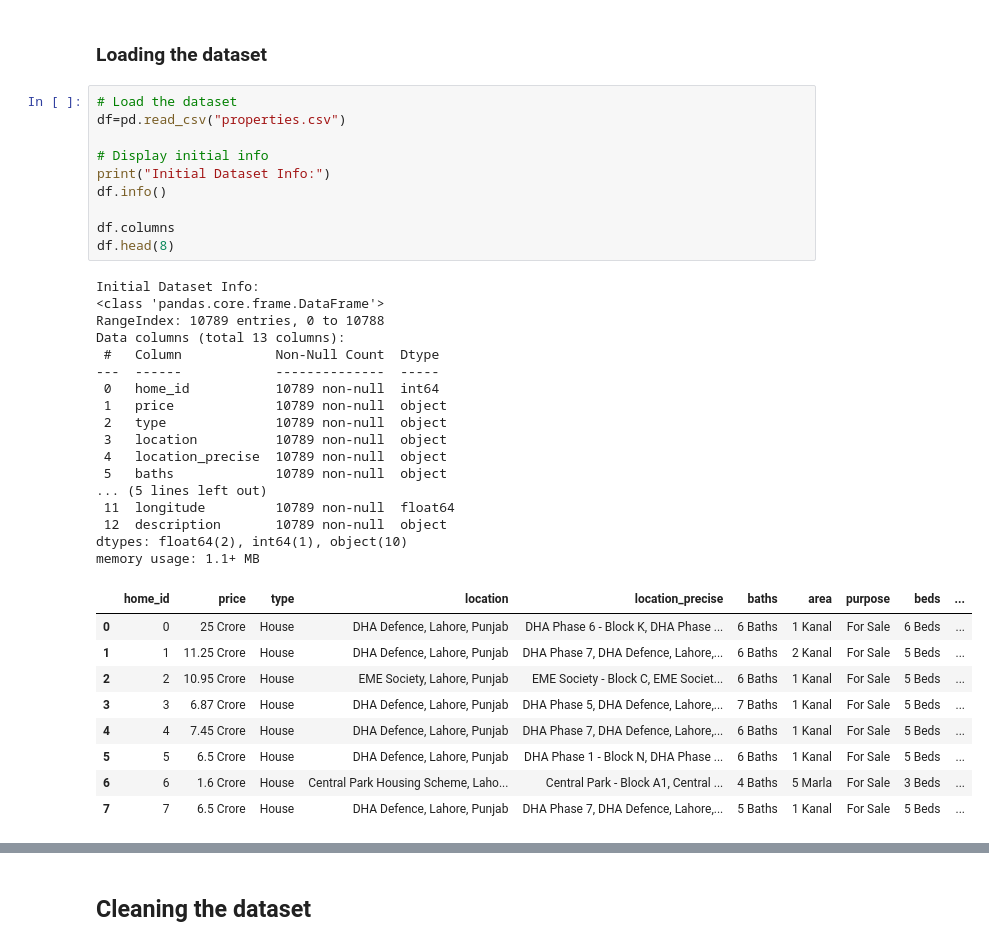
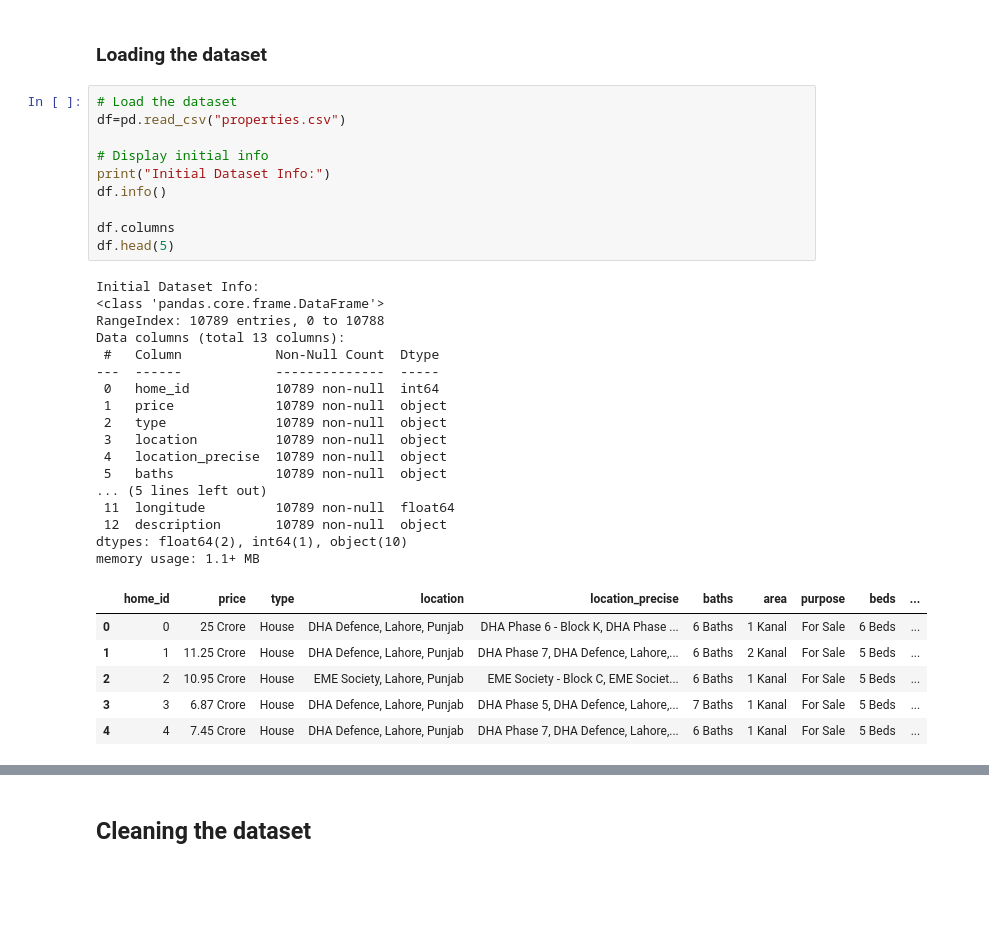
Before and after one commit to potatobox1/Data_Science_Project, a Jupyter notebook: analysis.ipynb, the cells around one changed output, grey strips where cells are left out. Cells and saved outputs as stored; diff of their text form; blank space fills up the shorter version.

```diff
--- a/analysis.ipynb
+++ b/analysis.ipynb
@@ -32,34 +55,31 @@ df=pd.read_csv("properties.csv")
 
 # Display initial info
 print("Initial Dataset Info:")
 df.info()
 
 df.columns
-df.head(8)
+df.head(5)
 # %% [output]
 Initial Dataset Info:
 <class 'pandas.core.frame.DataFrame'>
 RangeIndex: 10789 entries, 0 to 10788
 Data columns (total 13 columns):
  #   Column            Non-Null Count  Dtype
 ---  ------            --------------  -----
  0   home_id           10789 non-null  int64
  1   price             10789 non-null  object
  2   type              10789 non-null  object
  3   location          10789 non-null  object
  4   location_precise  10789 non-null  object
  5   baths             10789 non-null  object
 ... (5 lines left out)
  11  longitude         10789 non-null  float64
  12  description       10789 non-null  object
 dtypes: float64(2), int64(1), object(10)
 memory usage: 1.1+ MB
 |  | home_id | price | type | location | location_precise | baths | area | purpose | beds | ... |
 | 0 | 0 | 25 Crore | House | DHA Defence, Lahore, Punjab | DHA Phase 6 - Block K, DHA Phase ... | 6 Baths | 1 Kanal | For Sale | 6 Beds | ... |
 | 1 | 1 | 11.25 Crore | House | DHA Defence, Lahore, Punjab | DHA Phase 7, DHA Defence, Lahore,... | 6 Baths | 2 Kanal | For Sale | 5 Beds | ... |
 | 2 | 2 | 10.95 Crore | House | EME Society, Lahore, Punjab | EME Society - Block C, EME Societ... | 6 Baths | 1 Kanal | For Sale | 5 Beds | ... |
 | 3 | 3 | 6.87 Crore | House | DHA Defence, Lahore, Punjab | DHA Phase 5, DHA Defence, Lahore,... | 7 Baths | 1 Kanal | For Sale | 5 Beds | ... |
 | 4 | 4 | 7.45 Crore | House | DHA Defence, Lahore, Punjab | DHA Phase 7, DHA Defence, Lahore,... | 6 Baths | 1 Kanal | For Sale | 5 Beds | ... |
-| 5 | 5 | 6.5 Crore | House | DHA Defence, Lahore, Punjab | DHA Phase 1 - Block N, DHA Phase ... | 6 Baths | 1 Kanal | For Sale | 5 Beds | ... |
-| 6 | 6 | 1.6 Crore | House | Central Park Housing Scheme, Laho... | Central Park - Block A1, Central ... | 4 Baths | 5 Marla | For Sale | 3 Beds | ... |
-| 7 | 7 | 6.5 Crore | House | DHA Defence, Lahore, Punjab | DHA Phase 7, DHA Defence, Lahore,... | 5 Baths | 1 Kanal | For Sale | 5 Beds | ... |
```
Also changed, not shown: parts of 26 cells of this notebook.
